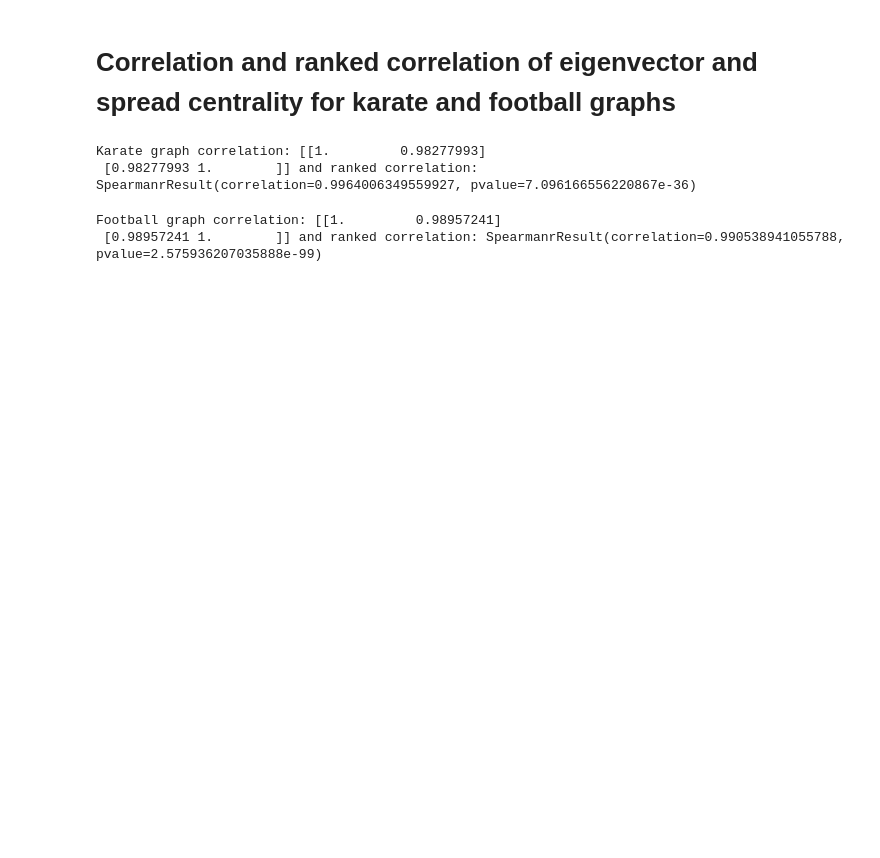
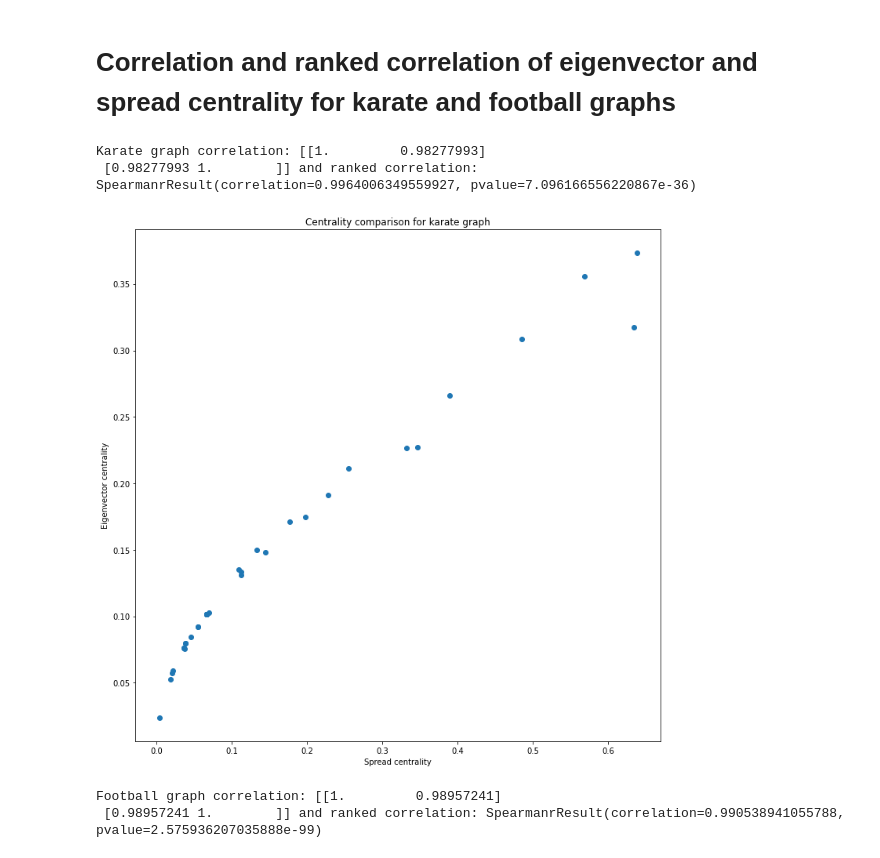
Before and after one commit to rkingan/disease-sim, a Jupyter notebook: notebooks/centrality-correlation.ipynb, the cells around one changed output. Saved outputs shown, nothing was run; the diff lists cells and outputs as text; code cells hidden in the pictures; blank space fills up the shorter version.

Commit message:
Added regular graph figure

```diff
--- a/notebooks/centrality-correlation.ipynb
+++ b/notebooks/centrality-correlation.ipynb
@@ -20,7 +20,12 @@ Karate graph correlation: [[1.         0.98277993]
 # %%
 fig, ax = plt.subplots(figsize=(12, 12))
 ax.scatter(kss, kes)
-ax.
+ax.set_xlabel("Spread centrality")
+ax.set_ylabel("Eigenvector centrality")
+ax.set_title("Centrality comparison for karate graph")
+plt.show()
+# %% [output]
+[figure, added]
 # %%
 fg = load_graph_here("football")
 fss = compute_spread_centrality_of_graph(fg)
```
Also changed, not shown: parts of 1 cell of this notebook, 2 other files.
